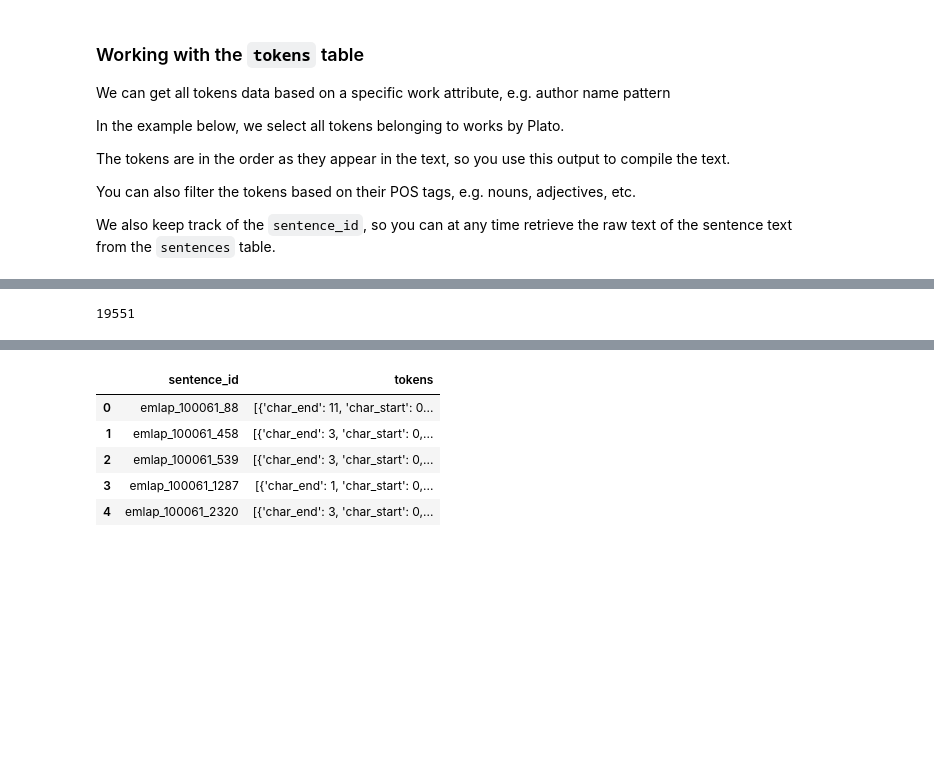
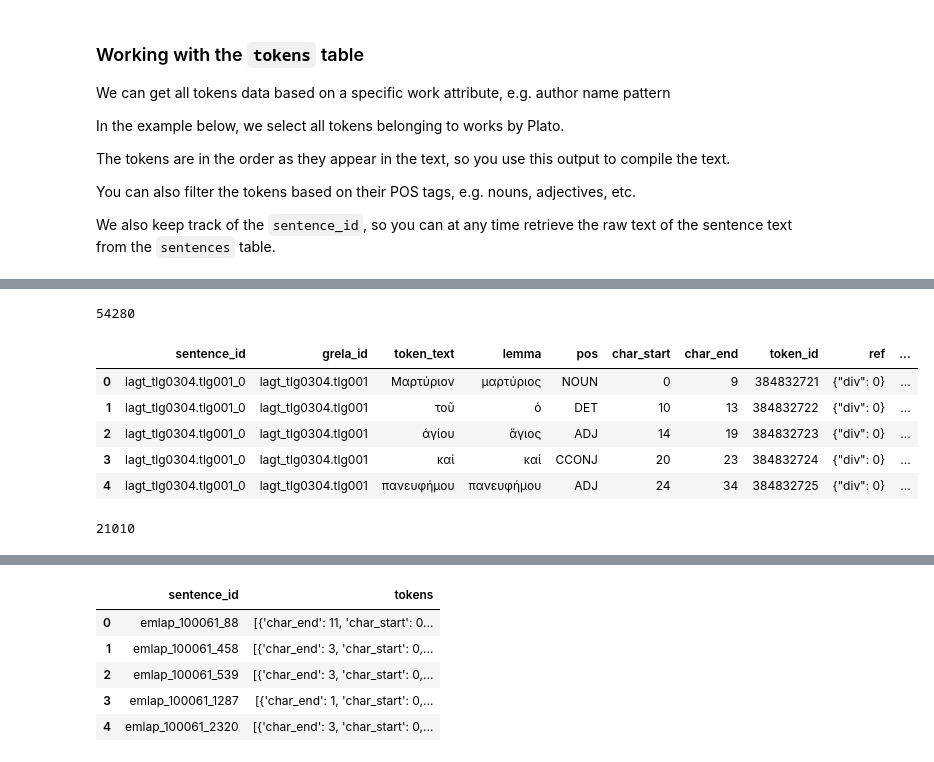
Before and after one commit to CCS-ZCU/GreLa, a Jupyter notebook: scripts/GreLa-API_getting-started.ipynb, the cells around one changed output, grey strips where cells are left out. Cells and saved outputs as stored; diff of their text form; code cells hidden in the pictures; blank space fills up the shorter version.

Commit message:
new exprecce data added

```diff
--- a/scripts/GreLa-API_getting-started.ipynb
+++ b/scripts/GreLa-API_getting-started.ipynb
@@ -155,15 +155,36 @@ len(plato_tokens)
+# %%
+query = """
+    SELECT t.*, w.*
+    FROM tokens t
+    JOIN works w ON t.grela_id = w.grela_id
+    WHERE w.textsource LIKE 'exprecce'
+"""
+
+exprecce_tokens = pd.read_parquet(requests.post(api_url, json={"query": query}).json()["download_url"])
+len(exprecce_tokens)
+# %% [output]
+54280
+# %%
+exprecce_tokens.head(5)
+# %% [output]
+|  | sentence_id | grela_id | token_text | lemma | pos | char_start | char_end | token_id | ref | ... |
+| 0 | lagt_tlg0304.tlg001_0 | lagt_tlg0304.tlg001 | Μαρτύριον | μαρτύριος | NOUN | 0 | 9 | 384832721 | {"div": 0} | ... |
+| 1 | lagt_tlg0304.tlg001_0 | lagt_tlg0304.tlg001 | τοῦ | ὁ | DET | 10 | 13 | 384832722 | {"div": 0} | ... |
+| 2 | lagt_tlg0304.tlg001_0 | lagt_tlg0304.tlg001 | ἁγίου | ἅγιος | ADJ | 14 | 19 | 384832723 | {"div": 0} | ... |
+| 3 | lagt_tlg0304.tlg001_0 | lagt_tlg0304.tlg001 | καί | καί | CCONJ | 20 | 23 | 384832724 | {"div": 0} | ... |
+| 4 | lagt_tlg0304.tlg001_0 | lagt_tlg0304.tlg001 | πανευφήμου | πανευφήμου | ADJ | 24 | 34 | 384832725 | {"div": 0} | ... |
 # %%
 query = """
     SELECT t.*, w.*
     FROM tokens t
     JOIN works w ON t.grela_id = w.grela_id
-    WHERE w.grela_id LIKE 'lagt_tlg0031.tlg001'
+    WHERE w.textsource LIKE 'lagt_tlg0031.tlg001'
 """
 
 gnt_tokens = pd.read_parquet(requests.post(api_url, json={"query": query}).json()["download_url"])
 len(gnt_tokens)
 # %% [output]
-19551
+21010
 # %%
 gnt_tokens.head(20)
 # %% [output]
```
Also changed, not shown: parts of 4 cells of this notebook, 2 other files.
